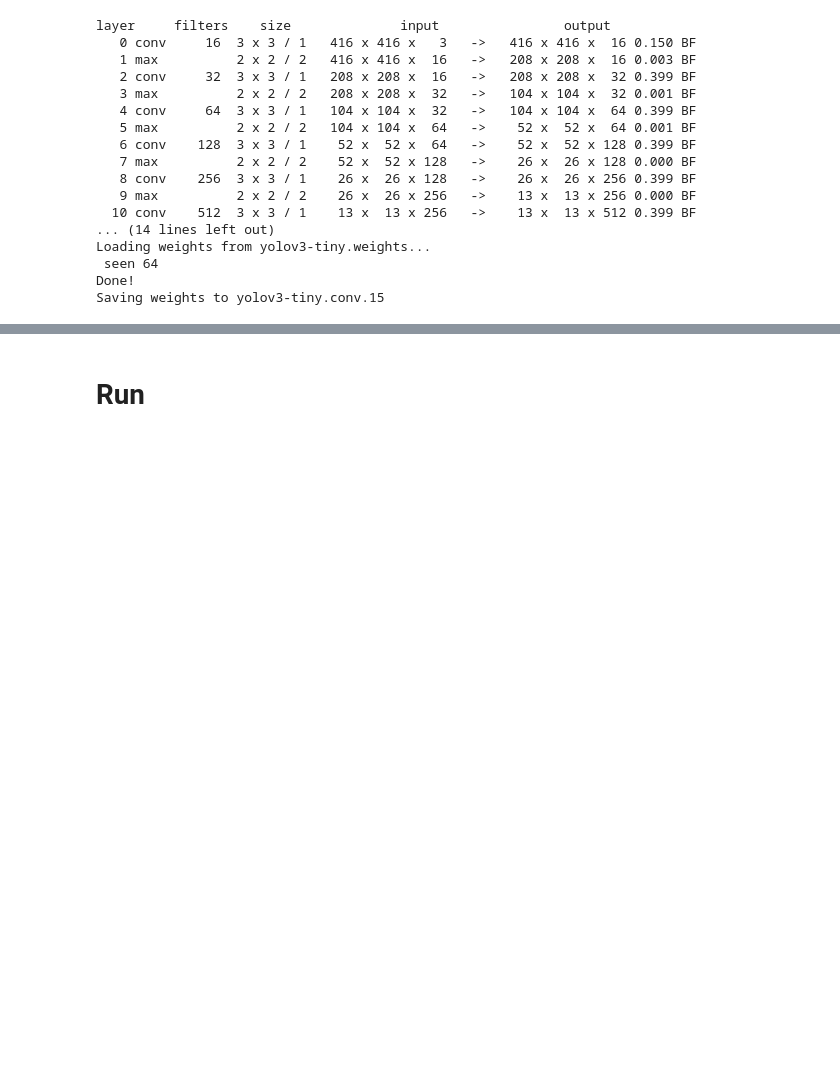
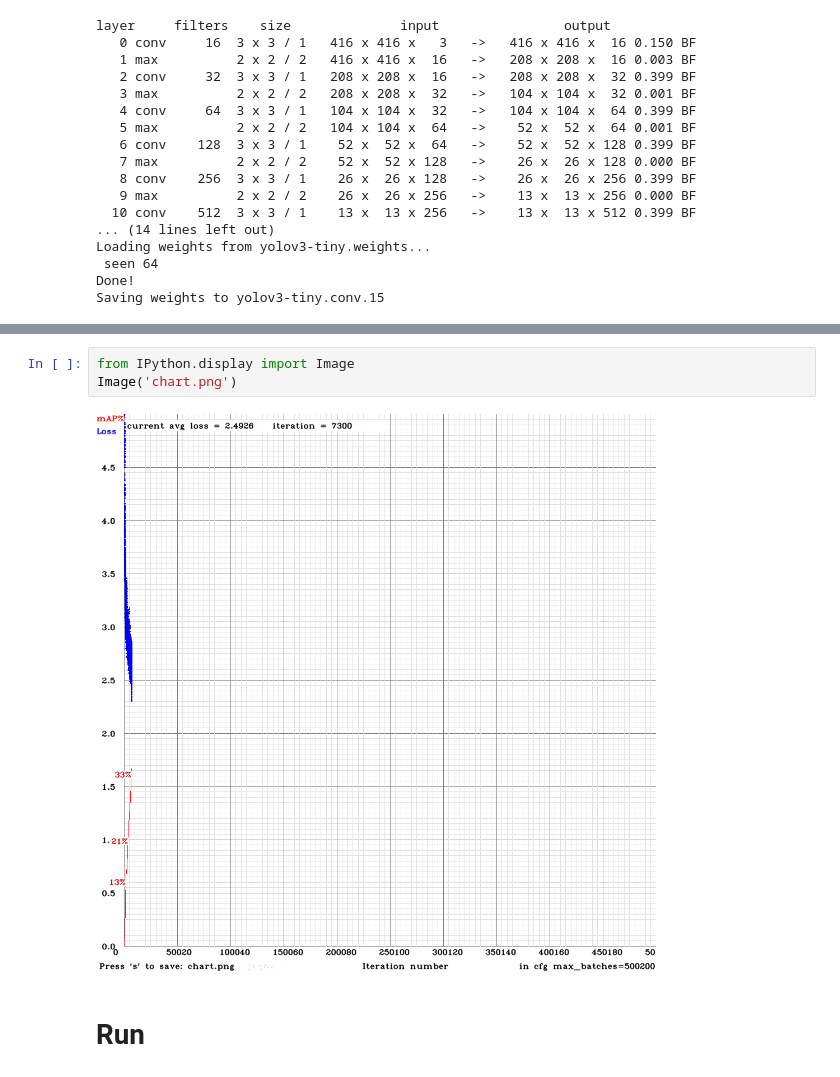
Before and after one commit to 19greg96/yolo-onlab, a Jupyter notebook: onlab.ipynb, the cells around one changed output, grey strips where cells are left out. Drawn from its saved outputs; the diff is of its cells as text; blank space fills up the shorter version.

Commit message:
Train graph with 7300 iterations

```diff
--- a/onlab.ipynb
+++ b/onlab.ipynb
@@ -198,3 +209,8 @@ yolov3-tiny_1000.weights  yolov3-tiny_last.weights
+# %%
+from IPython.display import Image
+Image('chart.png')
+# %% [output]
+[figure, added]
 # %% [markdown]
 # Run
 # %%
```
Also changed, not shown: parts of 7 cells of this notebook.
